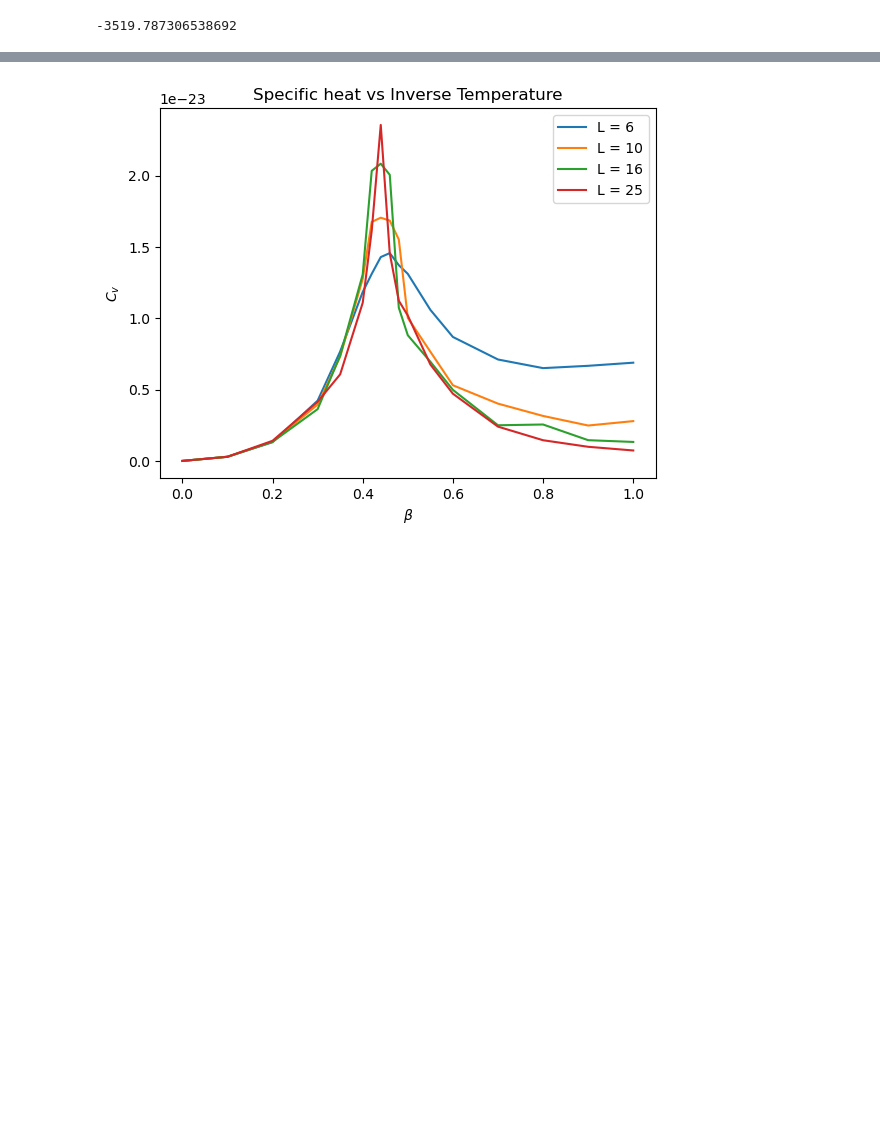
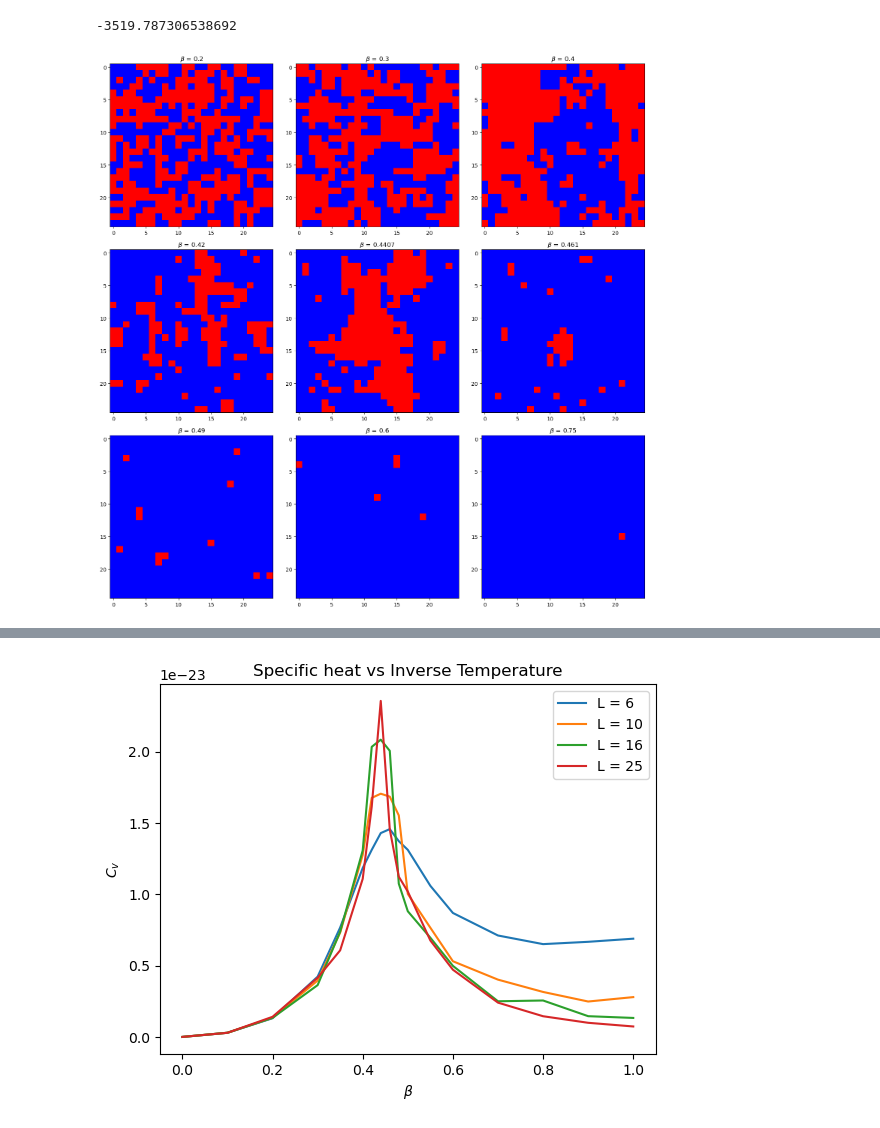
Before and after one commit to fysmoe1121/Phase-Transitions-Ising-Model, a Jupyter notebook: ising_model.ipynb, the cells around one changed output, grey strips where cells are left out. Cells and saved outputs as stored; diff of their text form; code cells hidden in the pictures; blank space fills up the shorter version.

```diff
--- a/ising_model.ipynb
+++ b/ising_model.ipynb
@@ -182,7 +180,7 @@ def sampler(type: str,init_dist: np.ndarray, beta: float, num_iters: int, sweep_
             fixed_time_samples.append(sample)
     return fixed_time_samples, updated_samples
 # %%
-N, p, beta = 16, 0.5, 0.44
+N, p, beta = 25, 0.75, 0.44
 # %%
 mh_fixed_time_res, mh_updated_res = sampler('mh', generate_lattice(N, p), beta, 2_000_000)
 print(len(mh_fixed_time_res), len(mh_updated_res))
@@ -240,7 +238,7 @@ def get_converged_samples(updated_samples: list) -> np.ndarray:
 # %%
 def average_magnetization(samples: list) -> float:
     converged_samples = get_converged_samples(samples)
-    magnetization_samples = (np.mean(converged_samples, axis = (1,2)) ** 2)
+    magnetization_samples = (np.mean(converged_samples, axis = (1,2)))
     return np.mean(magnetization_samples)
 # %%
 average_magnetization(gibbs_updated_res)
@@ -274,3 +272,24 @@ average_energy(mh_updated_res)
 # %%
 betas = [0, 0.1, 0.2, 0.3, 0.35, 0.4, 0.42, 0.44, 0.46, 0.48, 0.5, 0.55, 0.6, 0.7, 0.8, 0.9, 1]
 n_vals = [6, 10, 16, 25]
+# %%
+
+for beta in betas:
+    Cv_gibbs_fixed_time, Cv_gibbs_update = sampler('gibbs', generate_lattice(25, 0.25), beta, 2_500_000)
+    final_magnetization.append(average_magnetization(Cv_gibbs_update))
+# %%
+diff_beta_lattice = []
+betas_diff_lattice = [0.2, 0.3, 0.4, 0.42, 0.4407, 0.461, 0.49, 0.6, 0.75]
+for beta in betas_diff_lattice :
+    diff_beta_gibbs_fixed_time, diff_beta_gibbs_update = sampler('gibbs', generate_lattice(25, 0.6), beta, 3_000_000)
+    diff_beta_lattice.append(diff_beta_gibbs_update[-1])
+# %%
+fig, axs = plt.subplots(3, 3, figsize=(15, 15))
+for ax, lattice,beta in zip(axs.ravel(), diff_beta_lattice, betas_diff_lattice ):
+    plot_multiple_lattice(lattice, ax, title = rf"$\beta$ = {beta}")
+
+plt.tight_layout()
+
+plt.savefig("multiple_lattices.png")
+# %% [output]
+[figure, added]
```
Also changed, not shown: parts of 13 cells of this notebook, 15 other files.
